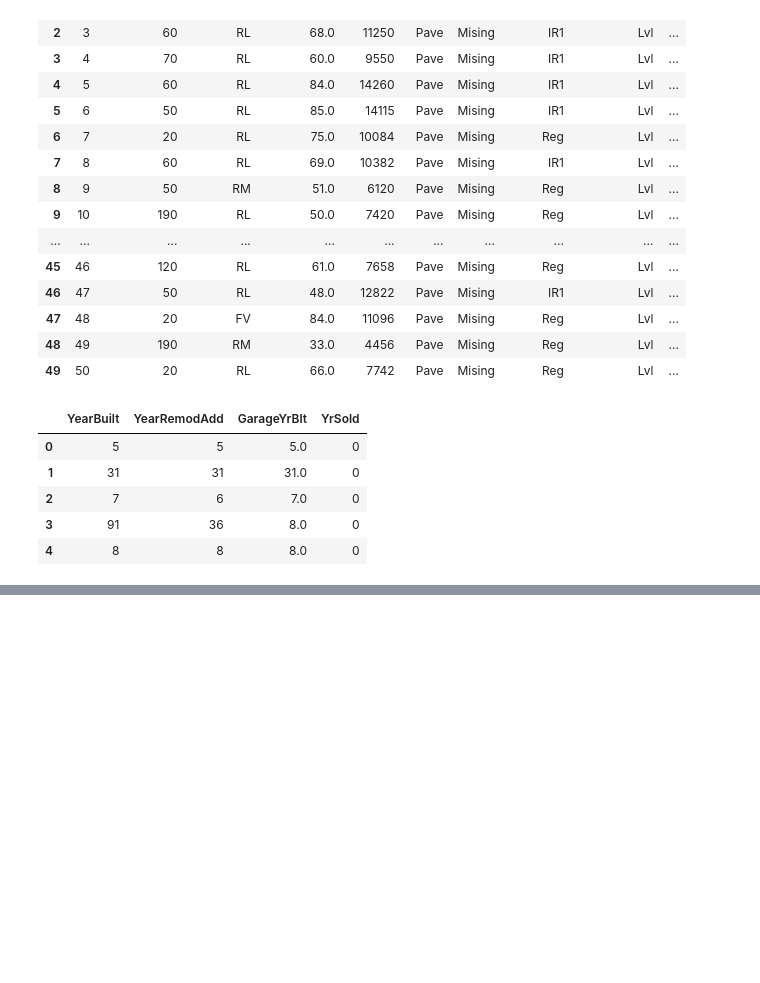
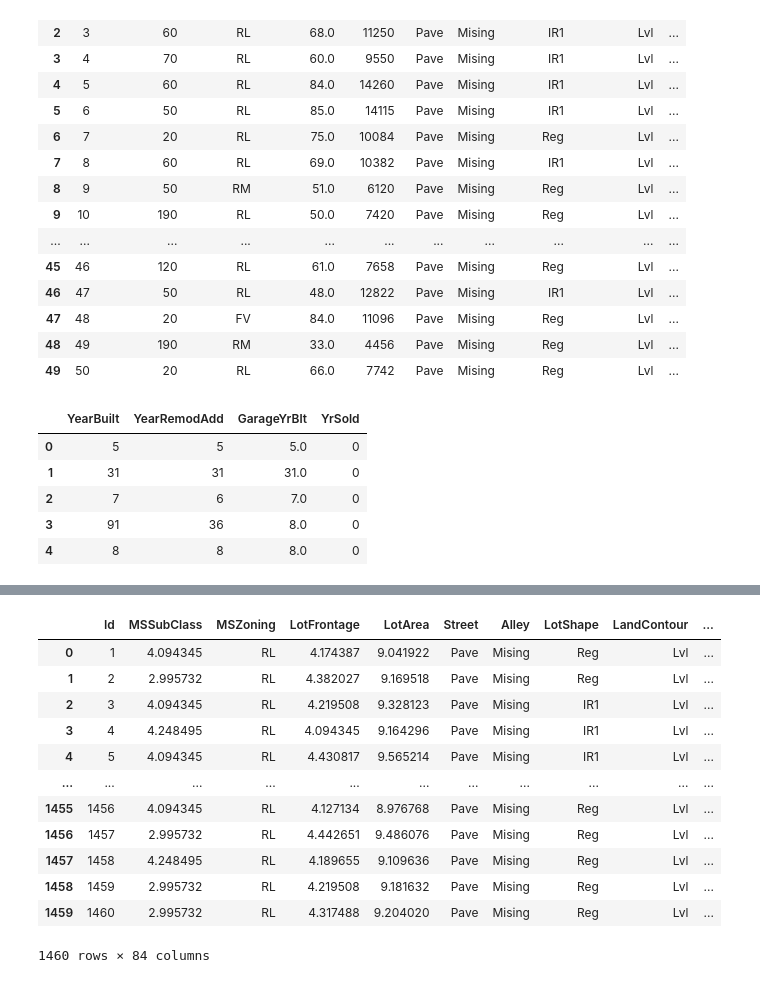
Before and after one commit to kru2710shna/Kaggle_Competition_Project, a Jupyter notebook: House_Prices_Advanced_Regressio_Techniques/Untitled.ipynb, the cells around one changed output, grey strips where cells are left out. Cells and saved outputs as stored; diff of their text form; code cells hidden in the pictures; blank space fills up the shorter version.

```diff
--- a/House_Prices_Advanced_Regressio_Techniques/Untitled.ipynb
+++ b/House_Prices_Advanced_Regressio_Techniques/Untitled.ipynb
@@ -470,3 +521,8 @@ train_df[year_features].head()
 | 2 | 7 | 6 | 7.0 | 0 |
 | 3 | 91 | 36 | 8.0 | 0 |
 | 4 | 8 | 8 | 8.0 | 0 |
+# %%
+## Log transformation for Numerical Features
+numerical_features_with_nonzero_values = [col for col in numerical_features if col != 'Id' and not (train_df[col] == 0).any()]
+train_df[numerical_features_with_nonzero_values] = np.log(train_df[numerical_features_with_nonzero_values])
+numerical_features_with_nonzero_values
@@ -472,0 +549,23 @@ train_df[year_features].head()
+# %%
+# Handling rare categorical feature
+# removing cat. variables that are present less than 1% observation
+for features in categorical_features:
+    temp = train_df.groupby(features)['SalePrice'].count()/len(train_df)
+    temp_df = temp[temp>0.01].index
+    train_df[feature] = np.where(train_df[feature].isin(temp_df), train_df[feature], 'Rare_var')
+# %%
+train_df
+# %% [output]
+|  | Id | MSSubClass | MSZoning | LotFrontage | LotArea | Street | Alley | LotShape | LandContour | ... |
+| 0 | 1 | 4.094345 | RL | 4.174387 | 9.041922 | Pave | Mising | Reg | Lvl | ... |
+| 1 | 2 | 2.995732 | RL | 4.382027 | 9.169518 | Pave | Mising | Reg | Lvl | ... |
+| 2 | 3 | 4.094345 | RL | 4.219508 | 9.328123 | Pave | Mising | IR1 | Lvl | ... |
+| 3 | 4 | 4.248495 | RL | 4.094345 | 9.164296 | Pave | Mising | IR1 | Lvl | ... |
+| 4 | 5 | 4.094345 | RL | 4.430817 | 9.565214 | Pave | Mising | IR1 | Lvl | ... |
+| ... | ... | ... | ... | ... | ... | ... | ... | ... | ... | ... |
+| 1455 | 1456 | 4.094345 | RL | 4.127134 | 8.976768 | Pave | Mising | Reg | Lvl | ... |
+| 1456 | 1457 | 2.995732 | RL | 4.442651 | 9.486076 | Pave | Mising | Reg | Lvl | ... |
+| 1457 | 1458 | 4.248495 | RL | 4.189655 | 9.109636 | Pave | Mising | Reg | Lvl | ... |
+| 1458 | 1459 | 2.995732 | RL | 4.219508 | 9.181632 | Pave | Mising | Reg | Lvl | ... |
+| 1459 | 1460 | 2.995732 | RL | 4.317488 | 9.204020 | Pave | Mising | Reg | Lvl | ... |
+1460 rows × 84 columns
```
Also changed, not shown: parts of 9 cells of this notebook.
